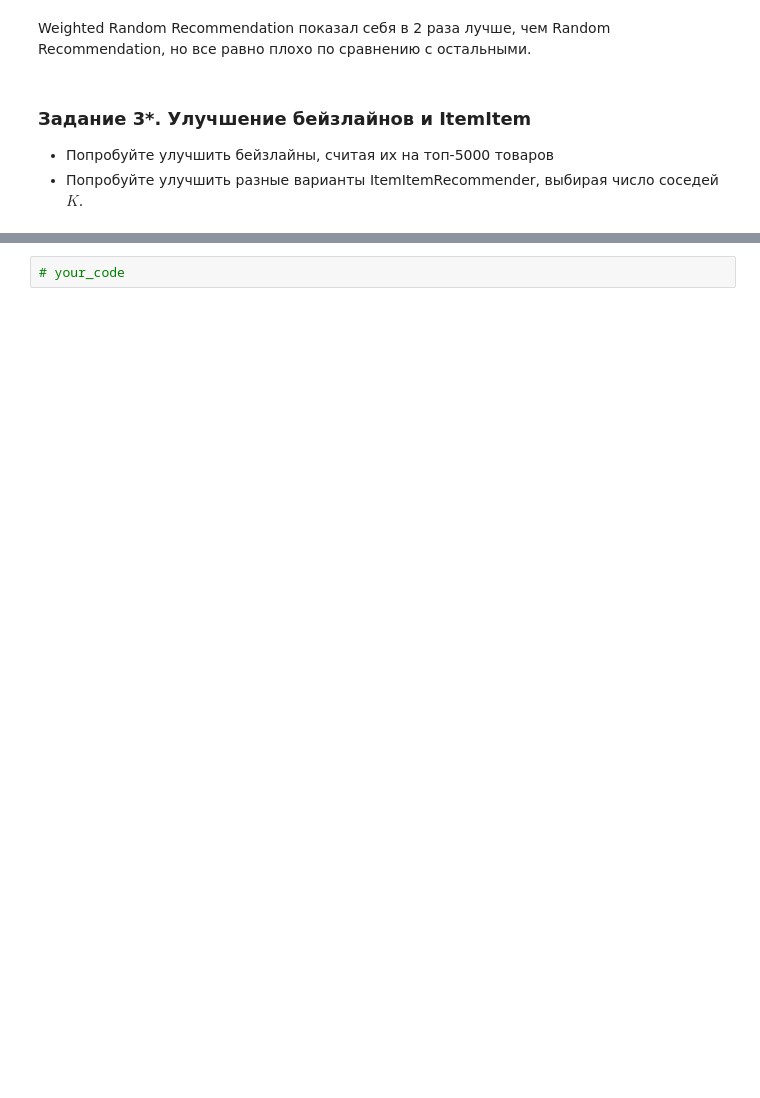
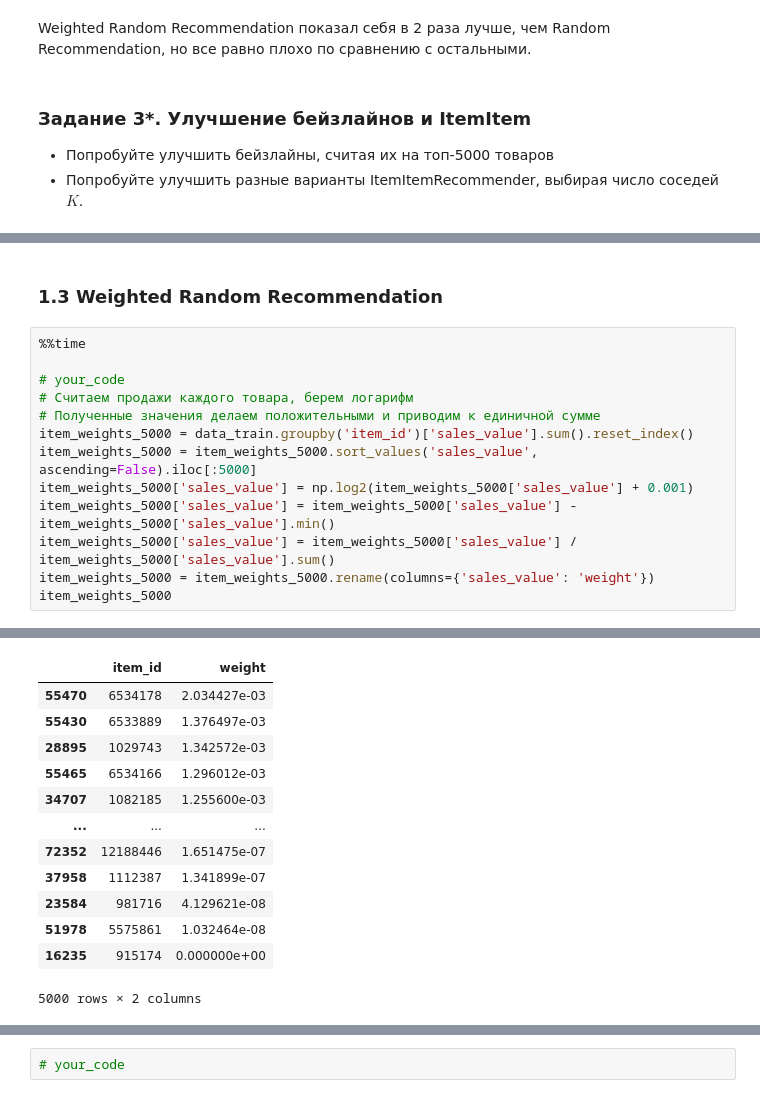
Before and after one commit to shatandv/GB_Rec_Systems_2021_05_31, a Jupyter notebook: homework/lesson2/les2_homework.ipynb, the cells around one changed output, grey strips where cells are left out. Drawn from its saved outputs; the diff is of its cells as text; blank space fills up the shorter version.

```diff
--- a/homework/lesson2/les2_homework.ipynb
+++ b/homework/lesson2/les2_homework.ipynb
@@ -146,0 +197,16 @@ Weighted Random Recommendation показал себя в 2 раза лучше,
+# %% [markdown]
+### 1.3 Weighted Random Recommendation
+# %%
+%%time
+
+# your_code
+# Считаем продажи каждого товара, берем логарифм
+# Полученные значения делаем положительными и приводим к единичной сумме
+item_weights_5000 = data_train.groupby('item_id')['sales_value'].sum().reset_index()
+item_weights_5000 = item_weights_5000.sort_values('sales_value', ascending=False).iloc[:5000]
+item_weights_5000['sales_value'] = np.log2(item_weights_5000['sales_value'] + 0.001)
+item_weights_5000['sales_value'] = item_weights_5000['sales_value'] - item_weights_5000['sales_value'].min()
+item_weights_5000['sales_value'] = item_weights_5000['sales_value'] / item_weights_5000['sales_value'].sum()
+item_weights_5000 = item_weights_5000.rename(columns={'sales_value': 'weight'})
+item_weights_5000
+# %% [output]
@@ -146,0 +214,13 @@ Weighted Random Recommendation показал себя в 2 раза лучше,
+|  | item_id | weight |
+| 55470 | 6534178 | 2.034427e-03 |
+| 55430 | 6533889 | 1.376497e-03 |
+| 28895 | 1029743 | 1.342572e-03 |
+| 55465 | 6534166 | 1.296012e-03 |
+| 34707 | 1082185 | 1.255600e-03 |
+| ... | ... | ... |
+| 72352 | 12188446 | 1.651475e-07 |
+| 37958 | 1112387 | 1.341899e-07 |
+| 23584 | 981716 | 4.129621e-08 |
+| 51978 | 5575861 | 1.032464e-08 |
+| 16235 | 915174 | 0.000000e+00 |
+5000 rows × 2 columns
```
Also changed, not shown: parts of 14 cells of this notebook.
